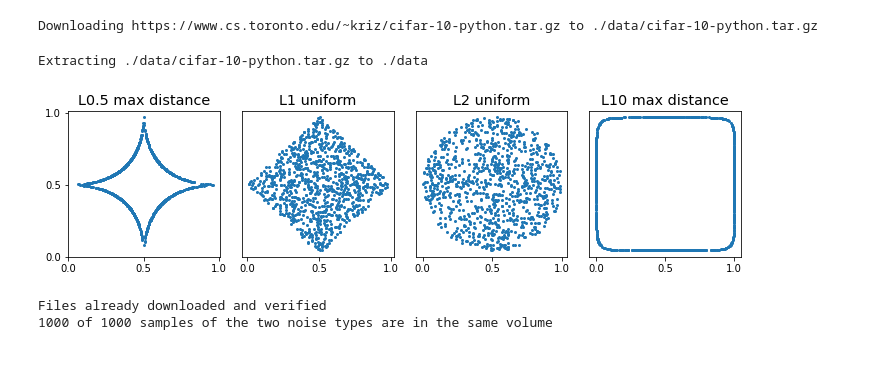
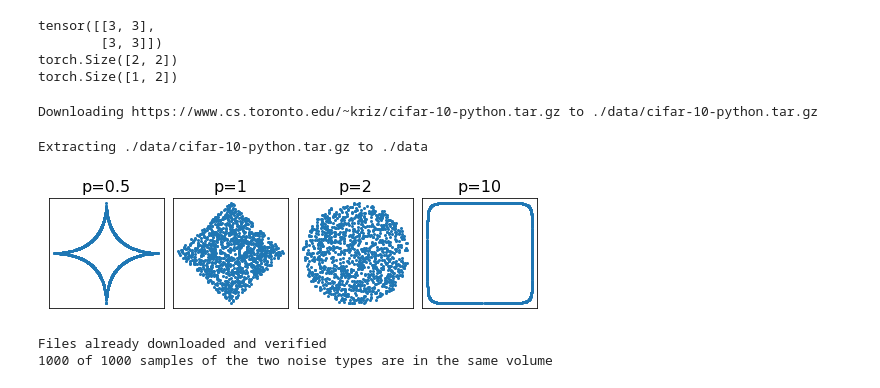
Before and after one commit to Georgsiedel/Lp-norm-corruption-robustness, a Jupyter notebook: notebooks/lp-norm-corruptions-volumes-and-visualization.ipynb, the cells around one changed output. Saved outputs shown, nothing was run; the diff lists cells and outputs as text; code cells hidden in the pictures; blank space fills up the shorter version.

```diff
--- a/notebooks/lp-norm-corruptions-volumes-and-visualization.ipynb
+++ b/notebooks/lp-norm-corruptions-volumes-and-visualization.ipynb
@@ -10,6 +10,17 @@ import random
 from torchvision.utils import save_image
 import matplotlib.pyplot as plt
 import torch.distributions as dist
+# %%
+x = torch.tensor([[2, 2], [2, 2]])
+y = torch.tensor([[1, 1]])
+print(x + y)
+print(x.size())
+print(y.size())
+# %% [output]
+tensor([[3, 3],
+        [3, 3]])
+torch.Size([2, 2])
+torch.Size([1, 2])
 # %%
 transform_train = transforms.Compose([
     transforms.ToTensor()
@@ -34,7 +45,7 @@ def sample_lp_corr(noise_type, epsilon, img, density_distribution):
         pixels = []
         if noise_type == 'uniform-linf':
             if density_distribution == 'max':  # sample on the hull of the norm ball
-                rand = np.random.random(img.shape)
+                rand = np.random.random(np.array(img).shape)
                 sign = np.where(rand < 0.5, -1, 1)
                 img = img + (sign * epsilon)
             else: #sample uniformly inside the norm ball
@@ -67,13 +78,16 @@ def sample_lp_corr(noise_type, epsilon, img, density_distribution):
         elif 'uniform-l' in noise_type:
             lp = [float(x) for x in re.findall(r'-?\d+\.?\d*', noise_type)]
             lp = lp[0]
-            u = np.random.laplace(0, 1 / lp, size=(np.array(img).shape))
+            u = np.random.gamma(1/lp, 1, size=(np.array(img).shape))
+            u = u ** (1/lp)
+            rand = np.random.random(np.array(img).shape)
+            sign = np.where(rand < 0.5, -1, 1)
             norm = np.sum(abs(u) ** lp) ** (1 / lp)
             if density_distribution == 'max':
                 r = 1
             else:
                 r = np.random.random() ** (1.0 / d)
-            corr = epsilon * r * u / norm
+            corr = epsilon * r * u * sign / norm
             img = img + corr
             img = np.ma.clip(img, 0, 1)
         else:
@@ -156,42 +170,43 @@ def compare_sample_volumes(samples, noise_type1, epsilon1, noise_type2, epsilon2
 # %%
 #plot a 2D scatterplot of n samples of points from various Lp-norms to visualize their 2d distribution
 point = np.array([0.5, 0.5])
-n = 1000
+n = 1200
 samples1 = np.empty([n, 2])
 samples2 = np.empty([n, 2])
 samples3 = np.empty([n, 2])
 samples4 = np.empty([n, 2])
 for i in range(n):
     samples1[i,:] = sample_lp_corr('uniform-l0.5', 0.5, point, 'max')
     samples2[i,:] = sample_lp_corr('uniform-l1', 0.5, point, 'nope')
     samples3[i,:] = sample_lp_corr('uniform-l2', 0.5, point, 'nope')
     samples4[i,:] = sample_lp_corr('uniform-l10', 0.5, point, 'max')
 
-fig, axs = plt.subplots(figsize=(10, 2.8), sharey='row', sharex=True)
+fig, axs = plt.subplots(figsize=(7, 2), sharey='row', sharex=True)
 
 axes1 = plt.subplot(141)
 axes2 = plt.subplot(142)
 axes3 = plt.subplot(143)
 axes4 = plt.subplot(144)
 axes1.scatter(samples1[:,0], samples1[:,1], s=4)
 axes2.scatter(samples2[:,0], samples2[:,1], s=4)
 axes3.scatter(samples3[:,0], samples3[:,1], s=4)
 axes4.scatter(samples4[:,0], samples4[:,1], s=4)
-axes1.set_xticks([0, 0.5, 1])
-axes2.set_xticks([0, 0.5, 1])
-axes3.set_xticks([0, 0.5, 1])
-axes4.set_xticks([0, 0.5, 1])
-axes1.set_yticks([0, 0.5, 1])
+axes1.set_xticks([])
+axes2.set_xticks([])
+axes3.set_xticks([])
+axes4.set_xticks([])
+axes1.set_yticks([])
 axes2.set_yticks([])
 axes3.set_yticks([])
 axes4.set_yticks([])
-axes1.set_title('L0.5 max distance', size='x-large')
-axes2.set_title('L1 uniform', size='x-large')
-axes3.set_title('L2 uniform', size='x-large')
-axes4.set_title('L10 max distance', size='x-large')
-plt.tight_layout()
+
+axes1.set_title('p=0.5', fontsize=16)
+axes2.set_title('p=1', fontsize=16)
+axes3.set_title('p=2', fontsize=16)
+axes4.set_title('p=10', fontsize=16)
+plt.tight_layout(pad=0.6)
 plt.savefig('Lp-norms-2D.pdf')
 # %% [output]
-[figure, old version]
+[figure, new version]
 # %%
 samples = 1000
```
Also changed, not shown: parts of 8 cells of this notebook, 1 other file.
